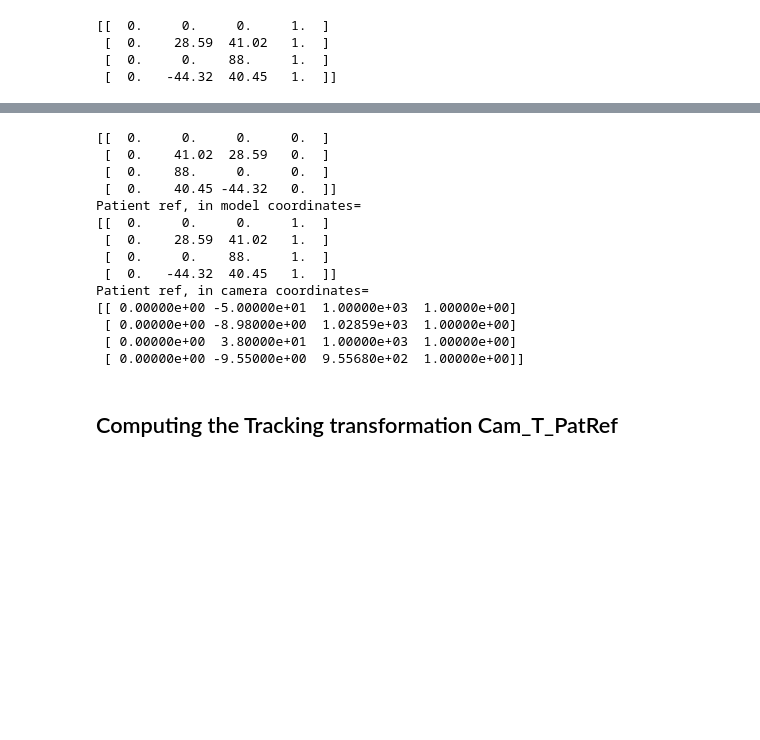
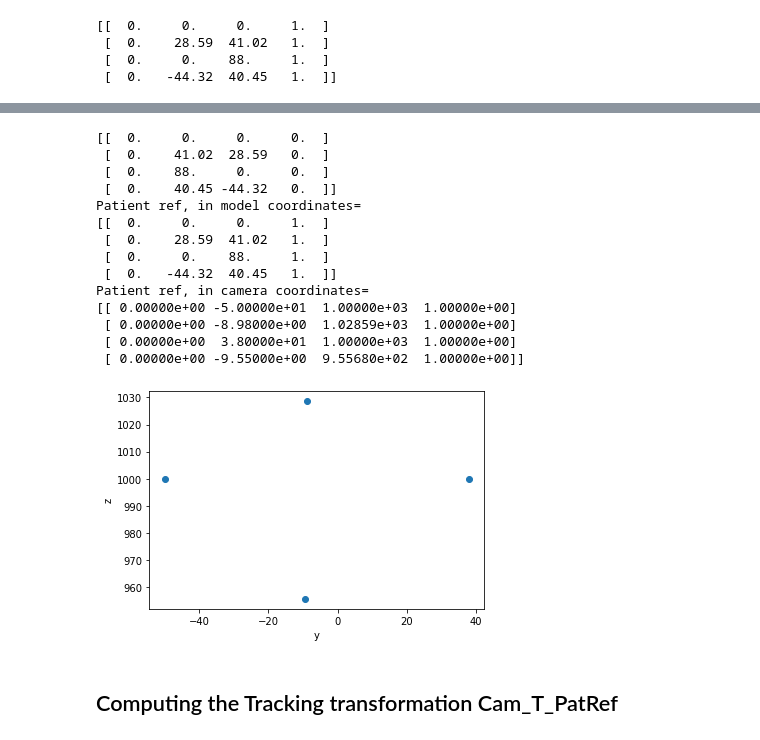
Before and after one commit to swishswish123/endosim, a Jupyter notebook: endosim/notebooks/pointer/pointer.ipynb, the cells around one changed output, grey strips where cells are left out. Saved outputs shown, nothing was run; the diff lists cells and outputs as text; code cells hidden in the pictures; blank space fills up the shorter version.

```diff
--- a/endosim/notebooks/pointer/pointer.ipynb
+++ b/endosim/notebooks/pointer/pointer.ipynb
@@ -279,28 +288,35 @@ The patient reference model coordinates are in the YZ plane. In camera space, th
 # %%
 # Encoding the reference marker points into a numpy matrix, in camera space.
 pat_ref_in_camera_space = create_pat_ref_in_camera_space()
 
 # Now put it in the right place.
 translate_along_negative_y = create_transform([0, -cancer_patref_y, 0, 0, 0, 0])
 pat_ref_in_camera_space_at_patient = multiply_points_by_matrix(translate_along_negative_y @ translate_away_from_camera, pat_ref_in_camera_space, do_transpose=True)
 
 print("Patient ref, in model coordinates=\n" + str(pat_ref))
 print("Patient ref, in camera coordinates=\n" + str(pat_ref_in_camera_space_at_patient))
+
+plt.figure()
+plt.scatter(pat_ref_in_camera_space_at_patient[:,1], pat_ref_in_camera_space_at_patient[:,2])
+plt.xlabel('y')
+plt.ylabel('z')
+plt.show()
 # %% [output]
 [[  0.     0.     0.     0.  ]
  [  0.    41.02  28.59   0.  ]
  [  0.    88.     0.     0.  ]
  [  0.    40.45 -44.32   0.  ]]
 Patient ref, in model coordinates=
 [[  0.     0.     0.     1.  ]
  [  0.    28.59  41.02   1.  ]
  [  0.     0.    88.     1.  ]
  [  0.   -44.32  40.45   1.  ]]
 Patient ref, in camera coordinates=
 [[ 0.00000e+00 -5.00000e+01  1.00000e+03  1.00000e+00]
  [ 0.00000e+00 -8.98000e+00  1.02859e+03  1.00000e+00]
  [ 0.00000e+00  3.80000e+01  1.00000e+03  1.00000e+00]
  [ 0.00000e+00 -9.55000e+00  9.55680e+02  1.00000e+00]]
+[figure, added]
 # %% [markdown]
 ## Computing the Tracking transformation Cam_T_PatRef
 # %%
```
Also changed, not shown: parts of 11 cells of this notebook, 5 other files.
